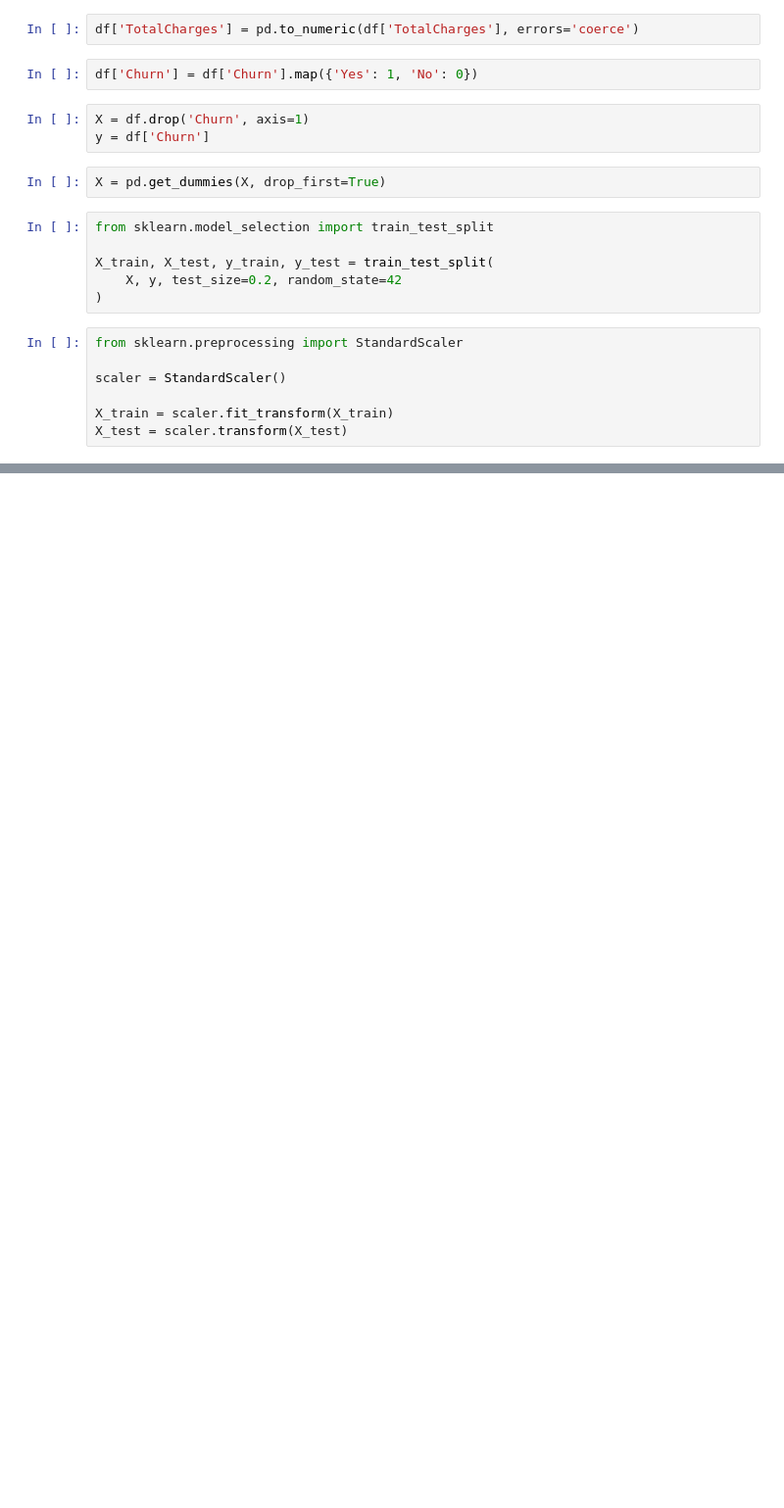
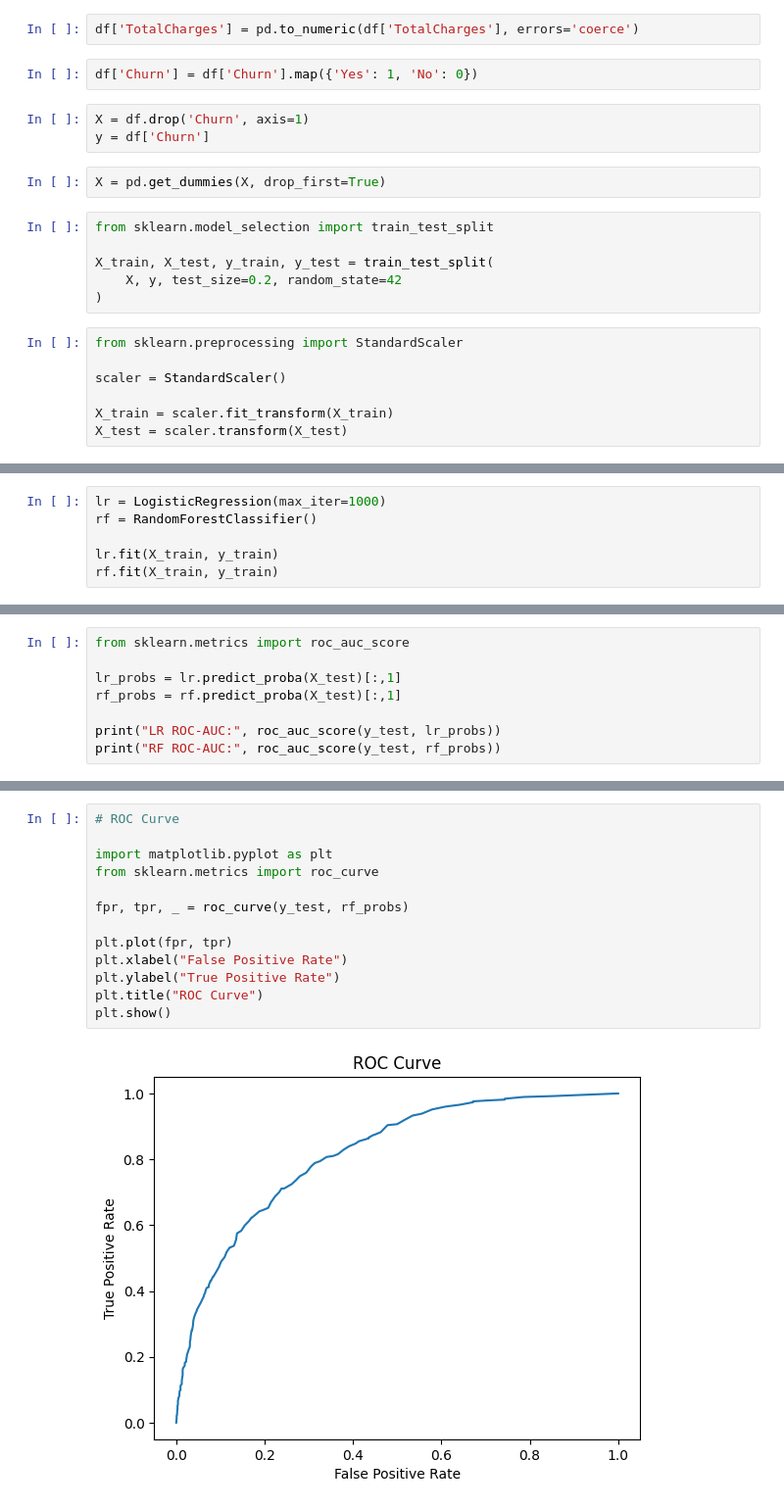
Before and after one commit to chandru-rdr2/teleco-churn-ml-app, a Jupyter notebook: notebooks/churn_analysis.ipynb, the cells around one changed output, grey strips where cells are left out. Shown at 98% size. Cells and saved outputs as stored; diff of their text form; blank space fills up the shorter version.

```diff
--- a/notebooks/churn_analysis.ipynb
+++ b/notebooks/churn_analysis.ipynb
@@ -170,0 +178,6 @@ X_test = scaler.transform(X_test)
+# %%
+lr = LogisticRegression(max_iter=1000)
+rf = RandomForestClassifier()
+
+lr.fit(X_train, y_train)
+rf.fit(X_train, y_train)
@@ -170,0 +223,8 @@ X_test = scaler.transform(X_test)
+# %%
+from sklearn.metrics import roc_auc_score
+
+lr_probs = lr.predict_proba(X_test)[:,1]
+rf_probs = rf.predict_proba(X_test)[:,1]
+
+print("LR ROC-AUC:", roc_auc_score(y_test, lr_probs))
+print("RF ROC-AUC:", roc_auc_score(y_test, rf_probs))
@@ -170,0 +280,15 @@ X_test = scaler.transform(X_test)
+# %%
+# ROC Curve
+
+import matplotlib.pyplot as plt
+from sklearn.metrics import roc_curve
+
+fpr, tpr, _ = roc_curve(y_test, rf_probs)
+
+plt.plot(fpr, tpr)
+plt.xlabel("False Positive Rate")
+plt.ylabel("True Positive Rate")
+plt.title("ROC Curve")
+plt.show()
+# %% [output]
+[figure, added]
```
Also changed, not shown: parts of 31 cells of this notebook, 10 other files.
